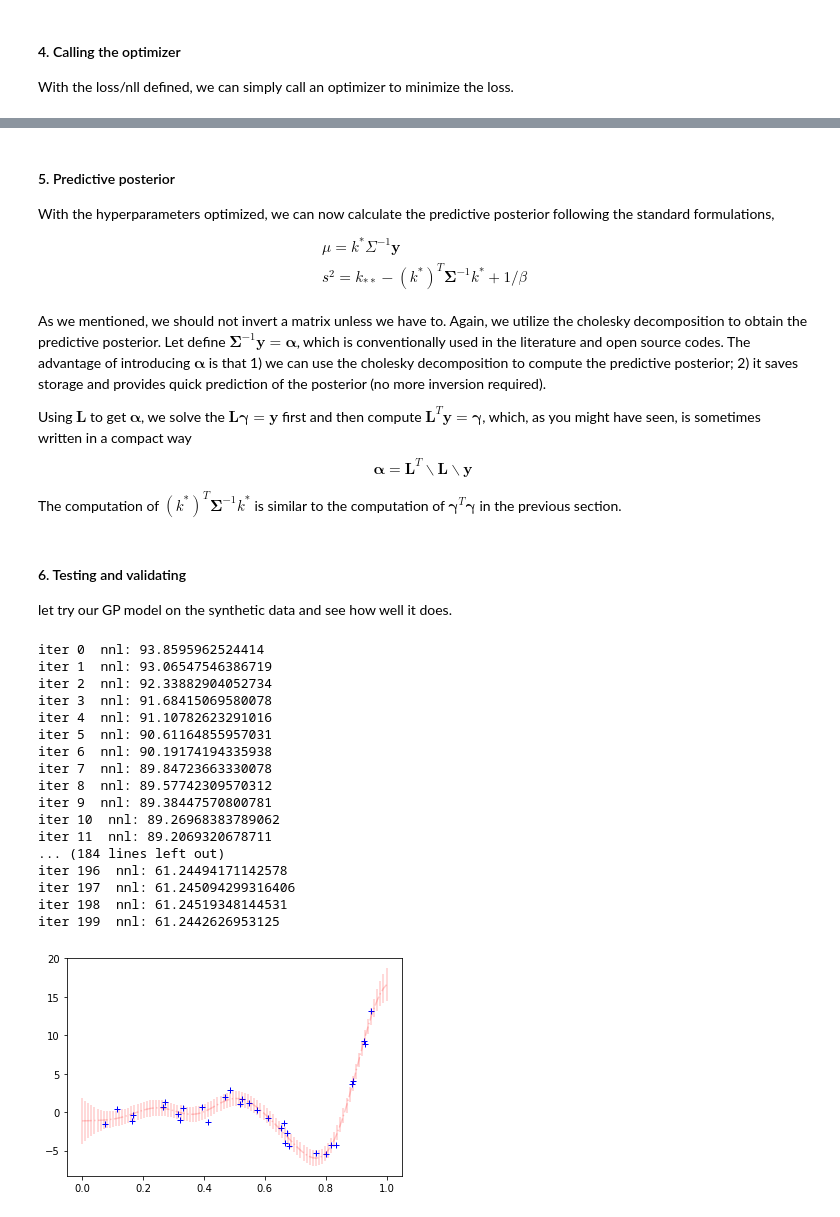
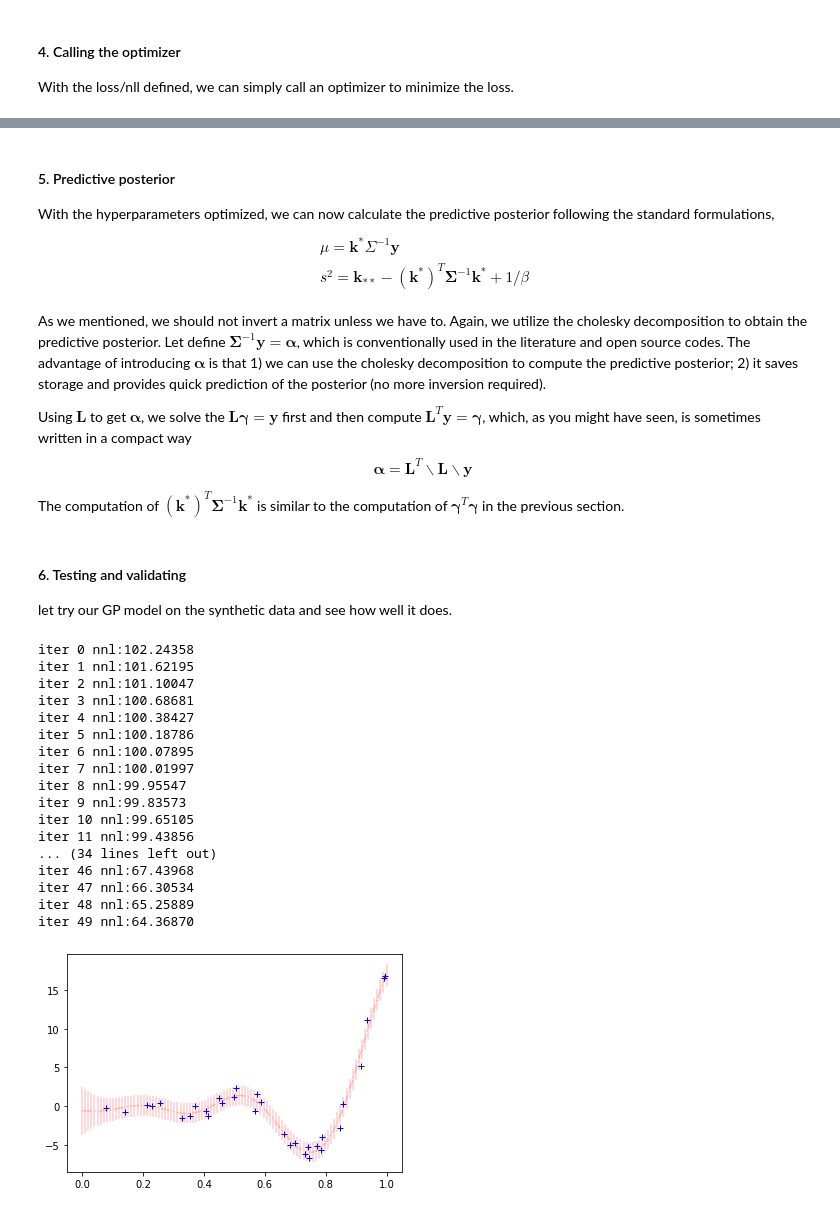
Before and after one commit to IceLab-X/MiniGP, a Jupyter notebook: sgp.ipynb, the cells around one changed output, grey strips where cells are left out. Cells and saved outputs as stored; diff of their text form; code cells hidden in the pictures.

```diff
--- a/sgp.ipynb
+++ b/sgp.ipynb
@@ -202,7 +209,7 @@ def negative_log_likelihood(X, Y, log_length_scale, log_scale, log_beta):
 #### 4. Calling the optimizer
 With the loss/nll defined, we can simply call an optimizer to minimize the loss.
 # %%
-def train_adam(X, Y, log_length_scale, log_scale, log_beta, niter = 10, lr = 0.001):
+def train_adam(X, Y, log_length_scale, log_scale, log_beta, niter = 50, lr = 0.001):
     optimizer = torch.optim.Adam([log_beta, log_length_scale, log_scale], lr = lr)
     optimizer.zero_grad()
     for i in range(niter):
@@ -213,10 +220,10 @@ def train_adam(X, Y, log_length_scale, log_scale, log_beta, niter = 10, lr = 0.0
         optimizer.step()
 
         # print the nll
-        print('iter', i, ' nnl:', loss.item())
-        print('nnl {:.4f}'.format(log_beta.item()) )
+        # print('iter', i, ' nnl:', loss.item())
+        print('iter', i, 'nnl:{:.5f}'.format(loss.item()))
         # print the likelihood
-        # print('iter', i, ' likelihood:', (-loss).exp().item())
+        # print('iter', i, 'nnl:{:.5f}'.format(loss.item()),'likelihood:{:.9f}'.format((-loss).exp().item()) )
 
-train_adam(xtr, ytr,log_length_scale, log_scale, log_beta, 50, 0.01)
+train_adam(xtr, ytr,log_length_scale, log_scale, log_beta, 5, 0.01)
 # %% [output]
@@ -243,8 +238,8 @@ iter 49  nnl: 61.244773864746094
 
 With the hyperparameters optimized, we can now calculate the predictive posterior following the standard formulations,
 \begin{aligned}
-&\mu=k^* \Sigma^{-1} \mathbf{y}\\
-&s^2=k_{**}- (k^*)^T \mathbf{\Sigma}^{-1} k^* + {1}/{\beta}\\
+&\mu=\mathbf{k}^* \Sigma^{-1} \mathbf{y}\\
+&s^2=\mathbf{k}_{**}- (\mathbf{k}^*)^T \mathbf{\Sigma}^{-1} \mathbf{k}^* + {1}/{\beta}\\
 \end{aligned}
 As we mentioned, we should not invert a matrix unless we have to.
 Again, we utilize the cholesky decomposition to obtain the predictive posterior.
@@ -254,7 +249,7 @@ The advantage of introducing $\mathbf{\alpha}$ is that 1) we can use the cholesk
 Using $\mathbf{L}$ to get $\mathbf{\alpha}$, we solve the $\mathbf{L} \mathbf{\gamma} = \mathbf{y}$ first and then compute $\mathbf{L}^T \mathbf{y} = \mathbf{\gamma}$, which, as you might have seen, is sometimes written in a compact way
 $$\mathbf{\alpha} = \mathbf{L}^T \backslash \mathbf{L} \backslash \mathbf{y}$$
 
-The computation of $(k^*)^T \mathbf{\Sigma}^{-1} k^*$ is similar to the computation of $\mathbf{\gamma}^T \mathbf{\gamma}$ in the previous section.
+The computation of $(\mathbf{k}^*)^T \mathbf{\Sigma}^{-1} \mathbf{k}^*$ is similar to the computation of $\mathbf{\gamma}^T \mathbf{\gamma}$ in the previous section.
 
 <!-- 在预测模块，需要预测的主要为预测点的均值与方差，值得注意的是虽然模型假设均值函数为0但是预测点的均值不必须为0由预测值来决定。预测点的均值与方差表达式如下：
 \begin{aligned}
@@ -289,30 +284,30 @@ def forward(X, Xte, log_length_scale, log_scale, log_beta, Y):
 #### 6. Testing and validating
 let try our GP model on the synthetic data and see how well it does.
 # %%
-train_adam(xtr, ytr, log_length_scale, log_scale, log_beta, 200, 0.1)
+train_adam(xtr, ytr, log_length_scale, log_scale, log_beta, 50, 0.1)
 with torch.no_grad():
     ypred, yvar = forward(xtr, xte, log_length_scale, log_scale, log_beta, ytr)
 
 plt.errorbar(xte.numpy().reshape(100), ypred.detach().numpy().reshape(100),
              yerr=yvar.sqrt().squeeze().detach().numpy(), fmt='r-.', alpha=0.2)
 plt.plot(xtr.numpy(), ytr.numpy(), 'b+')
 plt.show()
 # %% [output]
-iter 0  nnl: 93.8595962524414
-iter 1  nnl: 93.06547546386719
-iter 2  nnl: 92.33882904052734
-iter 3  nnl: 91.68415069580078
-iter 4  nnl: 91.10782623291016
-iter 5  nnl: 90.61164855957031
-iter 6  nnl: 90.19174194335938
-iter 7  nnl: 89.84723663330078
-iter 8  nnl: 89.57742309570312
-iter 9  nnl: 89.38447570800781
-iter 10  nnl: 89.26968383789062
-iter 11  nnl: 89.2069320678711
-... (184 lines left out)
-iter 196  nnl: 61.24494171142578
-iter 197  nnl: 61.245094299316406
-iter 198  nnl: 61.24519348144531
-iter 199  nnl: 61.2442626953125
+iter 0 nnl:102.24358
+iter 1 nnl:101.62195
+iter 2 nnl:101.10047
+iter 3 nnl:100.68681
+iter 4 nnl:100.38427
+iter 5 nnl:100.18786
+iter 6 nnl:100.07895
+iter 7 nnl:100.01997
+iter 8 nnl:99.95547
+iter 9 nnl:99.83573
+iter 10 nnl:99.65105
+iter 11 nnl:99.43856
+... (34 lines left out)
+iter 46 nnl:67.43968
+iter 47 nnl:66.30534
+iter 48 nnl:65.25889
+iter 49 nnl:64.36870
-[figure, old version]
+[figure, new version]
```
Also changed, not shown: parts of 8 cells of this notebook.
